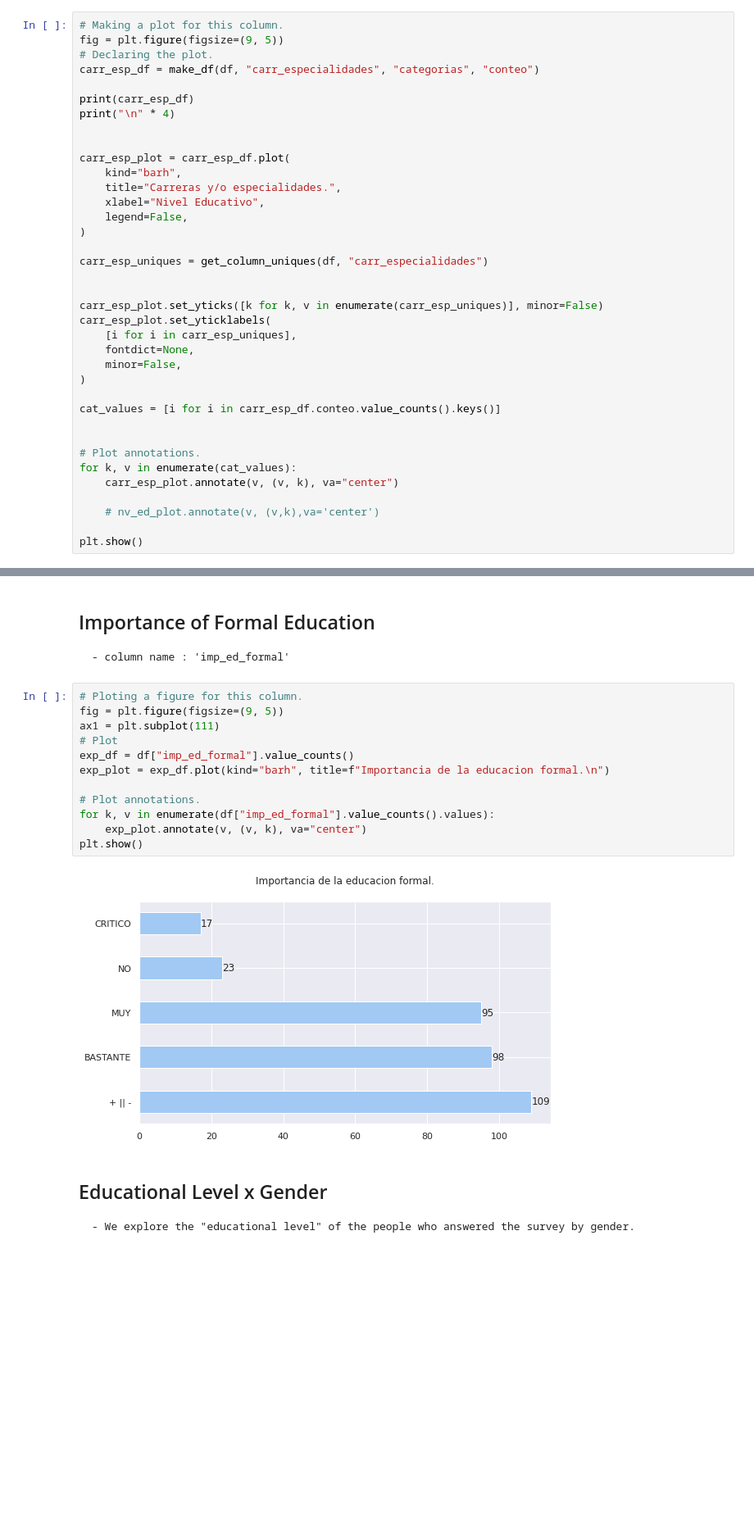
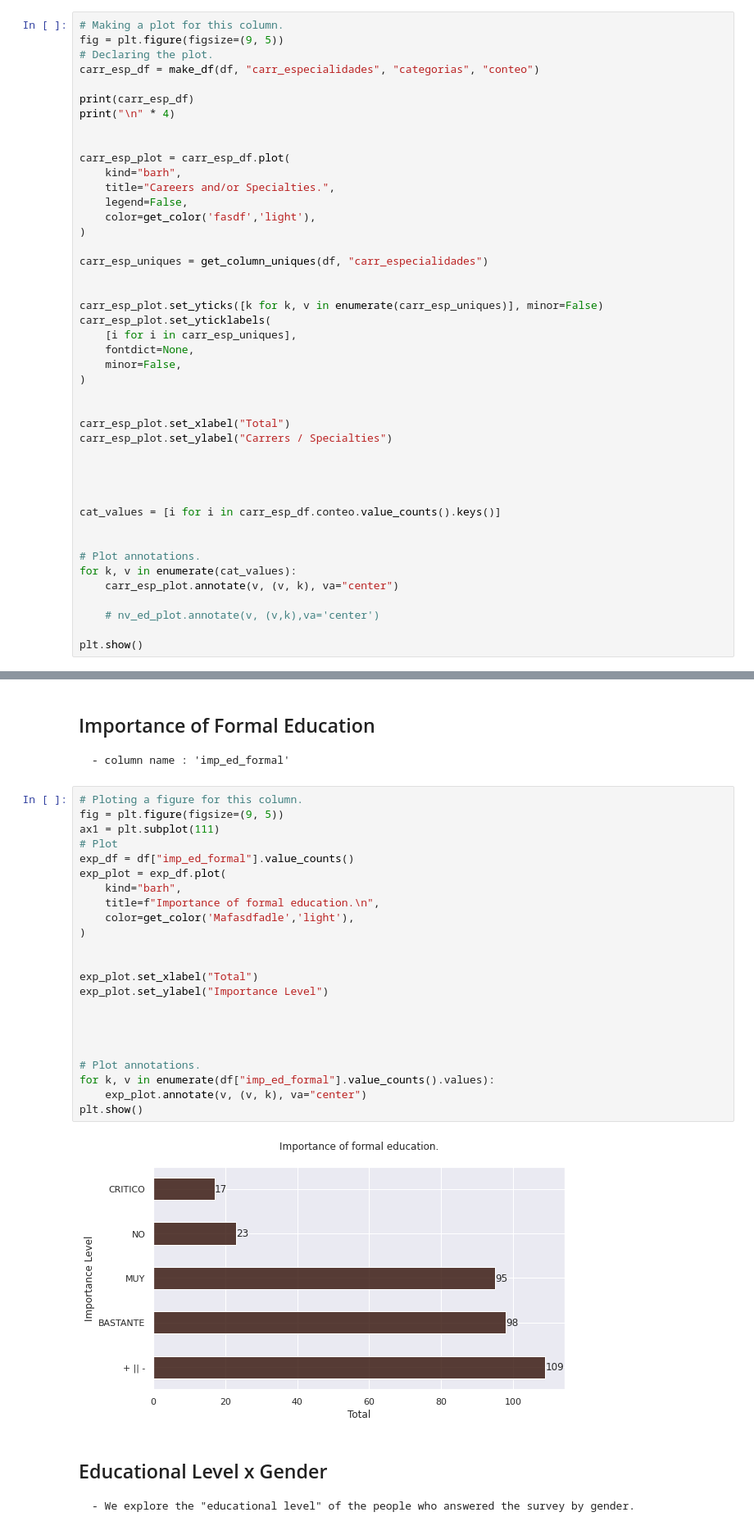
Before and after one commit to TorrezMN/Data_Science, a Jupyter notebook: Enc_Devs_Py/Notebooks/Education.ipynb, the cells around one changed output, grey strips where cells are left out. Shown at 82% size. Drawn from its saved outputs; the diff is of its cells as text; blank space fills up the shorter version.

```diff
--- a/Enc_Devs_Py/Notebooks/Education.ipynb
+++ b/Enc_Devs_Py/Notebooks/Education.ipynb
@@ -99,9 +88,9 @@ print("\n" * 4)
 
 carr_esp_plot = carr_esp_df.plot(
     kind="barh",
-    title="Carreras y/o especialidades.",
-    xlabel="Nivel Educativo",
+    title="Careers and/or Specialties.",
     legend=False,
+    color=get_color('fasdf','light'),
 )
 
 carr_esp_uniques = get_column_uniques(df, "carr_especialidades")
@@ -114,6 +103,13 @@ carr_esp_plot.set_yticklabels(
     minor=False,
 )
 
+
+carr_esp_plot.set_xlabel("Total")
+carr_esp_plot.set_ylabel("Carrers / Specialties")
+
+
+
+
 cat_values = [i for i in carr_esp_df.conteo.value_counts().keys()]
 
 
@@ -151,17 +147,28 @@ print(len(carr_esp_uniques))
 # %%
 # Ploting a figure for this column.
 fig = plt.figure(figsize=(9, 5))
 ax1 = plt.subplot(111)
 # Plot
 exp_df = df["imp_ed_formal"].value_counts()
-exp_plot = exp_df.plot(kind="barh", title=f"Importancia de la educacion formal.\n")
+exp_plot = exp_df.plot(
+    kind="barh",
+    title=f"Importance of formal education.\n",
+    color=get_color('Mafasdfadle','light'),
+)
+
+
+exp_plot.set_xlabel("Total")
+exp_plot.set_ylabel("Importance Level")
+
+
+
 
 # Plot annotations.
 for k, v in enumerate(df["imp_ed_formal"].value_counts().values):
     exp_plot.annotate(v, (v, k), va="center")
 plt.show()
 # %% [output]
-[figure, old version]
+[figure, new version]
 # %% [markdown]
 ## Educational Level x Gender
 
```
Also changed, not shown: parts of 16 cells of this notebook, 2 other files.
